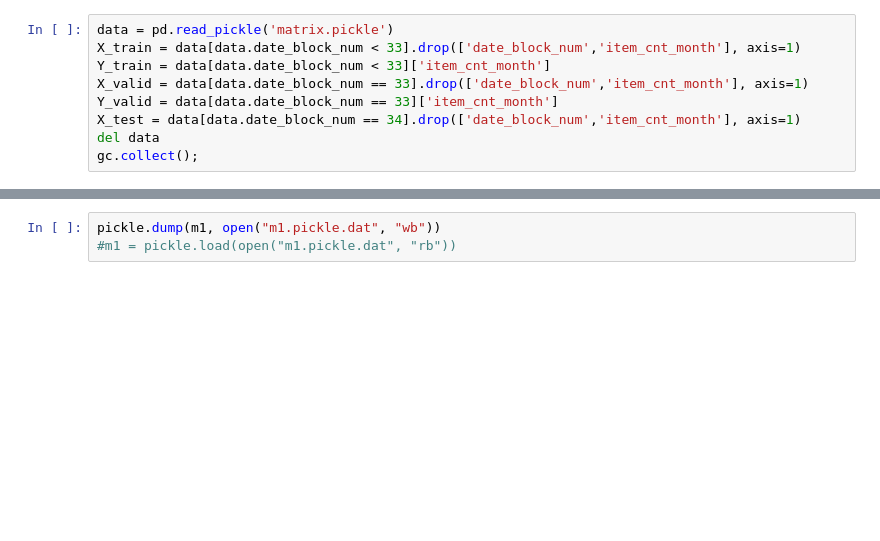
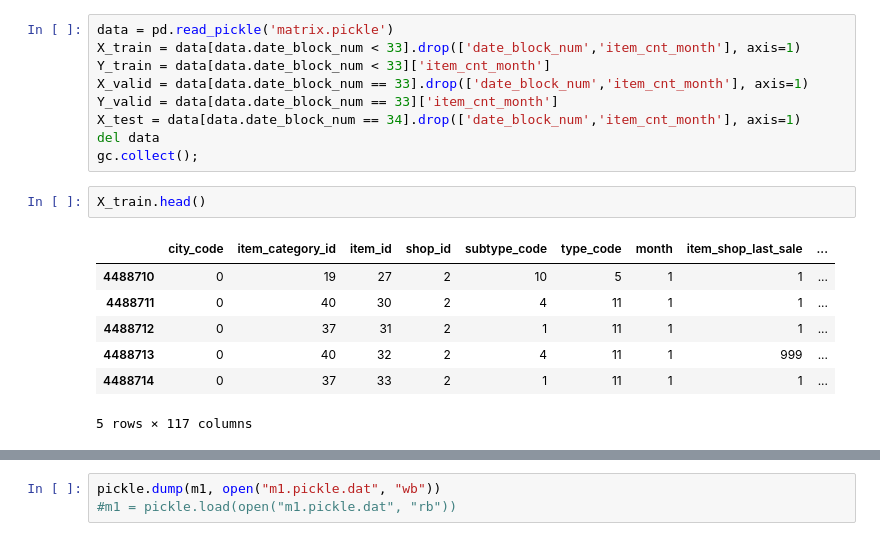
Before and after one commit to dlarionov/1c, a Jupyter notebook: 1c xgb.ipynb, the cells around one changed output, grey strips where cells are left out. Saved outputs shown, nothing was run; the diff lists cells and outputs as text; blank space fills up the shorter version.

```diff
--- a/1c xgb.ipynb
+++ b/1c xgb.ipynb
@@ -23,6 +23,16 @@ Y_valid = data[data.date_block_num == 33]['item_cnt_month']
 X_test = data[data.date_block_num == 34].drop(['date_block_num','item_cnt_month'], axis=1)
 del data
 gc.collect();
+# %%
+X_train.head()
+# %% [output]
+|  | city_code | item_category_id | item_id | shop_id | subtype_code | type_code | month | item_shop_last_sale | ... |
+| 4488710 | 0 | 19 | 27 | 2 | 10 | 5 | 1 | 1 | ... |
+| 4488711 | 0 | 40 | 30 | 2 | 4 | 11 | 1 | 1 | ... |
+| 4488712 | 0 | 37 | 31 | 2 | 1 | 11 | 1 | 1 | ... |
+| 4488713 | 0 | 40 | 32 | 2 | 4 | 11 | 1 | 999 | ... |
+| 4488714 | 0 | 37 | 33 | 2 | 1 | 11 | 1 | 1 | ... |
+5 rows × 117 columns
 # %%
 ts = time.time()
 
```
Also changed, not shown: parts of 3 cells of this notebook.
